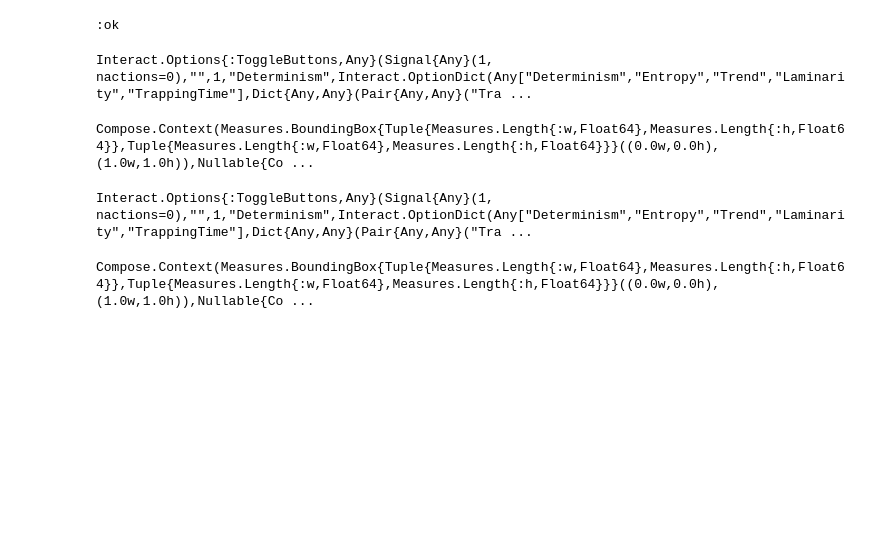
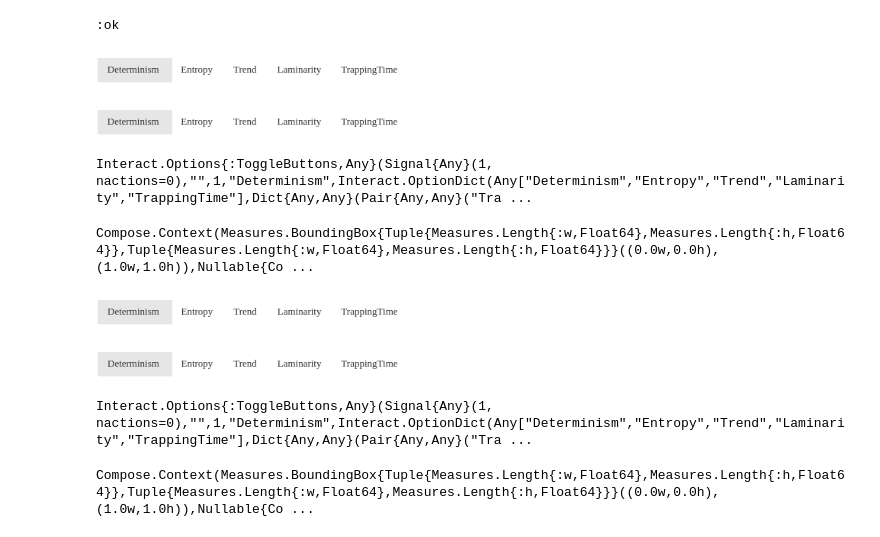
Before and after one commit to esa-esdl/esdl-shared, a Jupyter notebook: notebooks/Julia/RecurrenceAnalysis.ipynb, the cells around one changed output. Drawn from its saved outputs; the diff is of its cells as text; code cells hidden in the pictures; blank space fills up the shorter version.

```diff
--- a/notebooks/Julia/RecurrenceAnalysis.ipynb
+++ b/notebooks/Julia/RecurrenceAnalysis.ipynb
@@ -148,16 +148,17 @@ Lat                 Axis with 120 Elements from 65.0 to 35.25
 rmprocs(workers())
 # %% [output]
 :ok
-# %%
-using Colors
-using PlotUtils
-com = [cgrad(:viridis)[x] for x in linspace(0,1,100)]
-plotMAP(RecMetCube_atmo, colorm = com,dmin=0,dmax=0.9) # Biosphere
-# %% [output]
-Interact.Options{:ToggleButtons,Any}(Signal{Any}(1, nactions=0),"",1,"Determinism",Interact.OptionDict(Any["Determinism","Entropy","Trend","Laminarity","TrappingTime"],Dict{Any,Any}(Pair{Any,Any}("Tra ...
-Compose.Context(Measures.BoundingBox{Tuple{Measures.Length{:w,Float64},Measures.Length{:h,Float64}},Tuple{Measures.Length{:w,Float64},Measures.Length{:h,Float64}}}((0.0w,0.0h),(1.0w,1.0h)),Nullable{Co ...
+# %%
+plotMAP(RecMetCube_atmo, dmin=0,dmax=0.8) # Biosphere
+# %% [output]
+[figure, added]
+[figure, added]
+Interact.Options{:ToggleButtons,Any}(Signal{Any}(1, nactions=0),"",1,"Determinism",Interact.OptionDict(Any["Determinism","Entropy","Trend","Laminarity","TrappingTime"],Dict{Any,Any}(Pair{Any,Any}("Tra ...
+Compose.Context(Measures.BoundingBox{Tuple{Measures.Length{:w,Float64},Measures.Length{:h,Float64}},Tuple{Measures.Length{:w,Float64},Measures.Length{:h,Float64}}}((0.0w,0.0h),(1.0w,1.0h)),Nullable{Co ...
 # %%
-plotMAP(RecMetCube_bios, colorm = com,dmin=0,dmax=0.9) # Atmosphere
+plotMAP(RecMetCube_bios, dmin=0,dmax=0.5) # Atmosphere
 # %% [output]
+[figure, added]
+[figure, added]
 Interact.Options{:ToggleButtons,Any}(Signal{Any}(1, nactions=0),"",1,"Determinism",Interact.OptionDict(Any["Determinism","Entropy","Trend","Laminarity","TrappingTime"],Dict{Any,Any}(Pair{Any,Any}("Tra ...
 Compose.Context(Measures.BoundingBox{Tuple{Measures.Length{:w,Float64},Measures.Length{:h,Float64}},Tuple{Measures.Length{:w,Float64},Measures.Length{:h,Float64}}}((0.0w,0.0h),(1.0w,1.0h)),Nullable{Co ...
```
Also changed, not shown: parts of 16 cells of this notebook, 7 other files.
